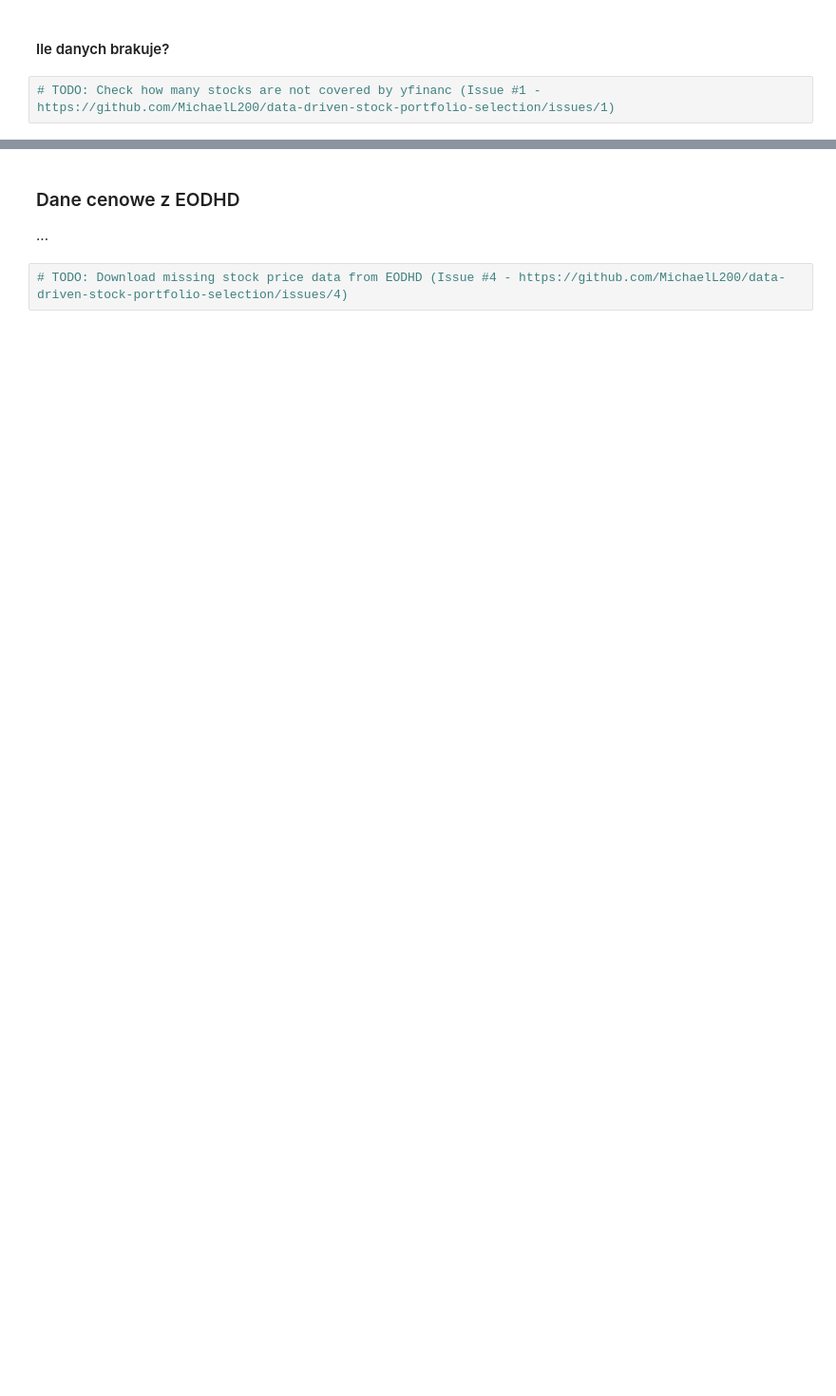
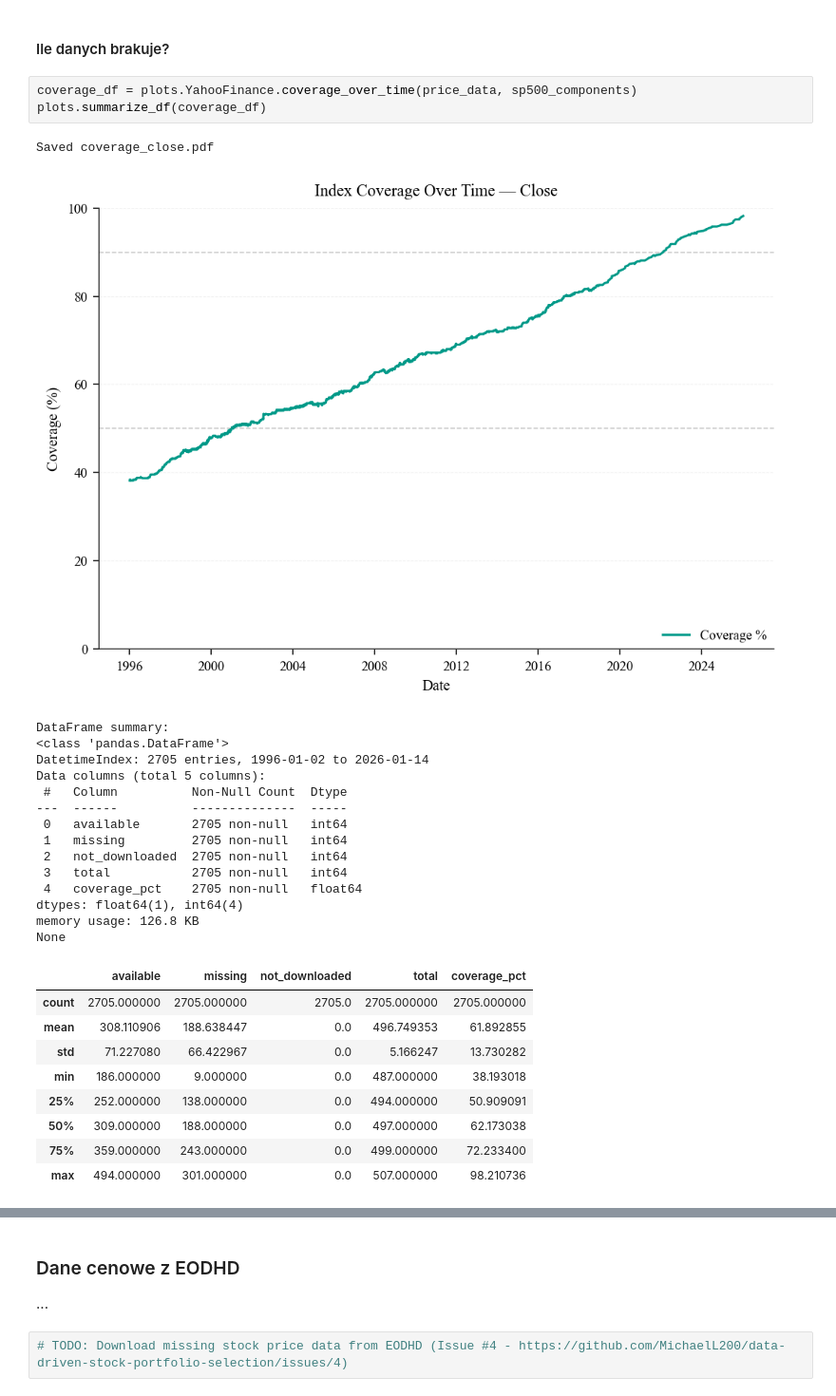
Before and after one commit to MichaelL200/data-driven-stock-portfolio-selection, a Jupyter notebook: notebooks/main.ipynb, the cells around one changed output, grey strips where cells are left out. Shown at 95% size. Saved outputs shown, nothing was run; the diff lists cells and outputs as text; blank space fills up the shorter version.

Commit message:
feat(plots), docs: add coverage_over_time. Closes #5

```diff
--- a/notebooks/main.ipynb
+++ b/notebooks/main.ipynb
@@ -776,4 +756,31 @@ Adj_Close: (16172, 1194), 1962-01-02 -> 2026-04-03
 # %% [markdown]
 #### Ile danych brakuje?
-# %%
-# TODO: Check how many stocks are not covered by yfinanc (Issue #1 - https://github.com/MichaelL200/data-driven-stock-portfolio-selection/issues/1)
+# %%
+coverage_df = plots.YahooFinance.coverage_over_time(price_data, sp500_components)
+plots.summarize_df(coverage_df)
+# %% [output]
+Saved coverage_close.pdf
+[figure, added]
+DataFrame summary:
+<class 'pandas.DataFrame'>
+DatetimeIndex: 2705 entries, 1996-01-02 to 2026-01-14
+Data columns (total 5 columns):
+ #   Column          Non-Null Count  Dtype
+---  ------          --------------  -----
+ 0   available       2705 non-null   int64
+ 1   missing         2705 non-null   int64
+ 2   not_downloaded  2705 non-null   int64
+ 3   total           2705 non-null   int64
+ 4   coverage_pct    2705 non-null   float64
+dtypes: float64(1), int64(4)
+memory usage: 126.8 KB
+None
+|  | available | missing | not_downloaded | total | coverage_pct |
+| count | 2705.000000 | 2705.000000 | 2705.0 | 2705.000000 | 2705.000000 |
+| mean | 308.110906 | 188.638447 | 0.0 | 496.749353 | 61.892855 |
+| std | 71.227080 | 66.422967 | 0.0 | 5.166247 | 13.730282 |
+| min | 186.000000 | 9.000000 | 0.0 | 487.000000 | 38.193018 |
+| 25% | 252.000000 | 138.000000 | 0.0 | 494.000000 | 50.909091 |
+| 50% | 309.000000 | 188.000000 | 0.0 | 497.000000 | 62.173038 |
+| 75% | 359.000000 | 243.000000 | 0.0 | 499.000000 | 72.233400 |
+| max | 494.000000 | 301.000000 | 0.0 | 507.000000 | 98.210736 |
```
Also changed, not shown: parts of 2 cells of this notebook, 2 other files.
